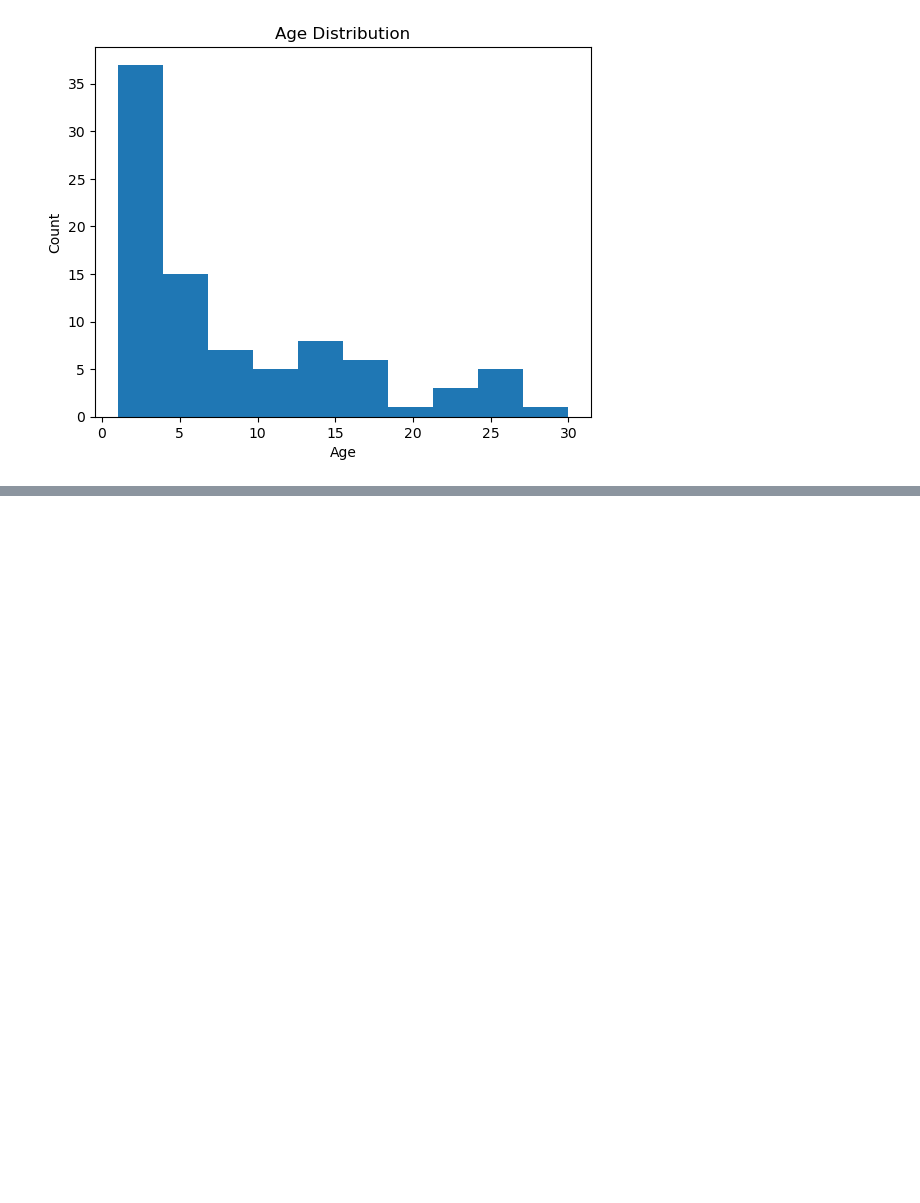
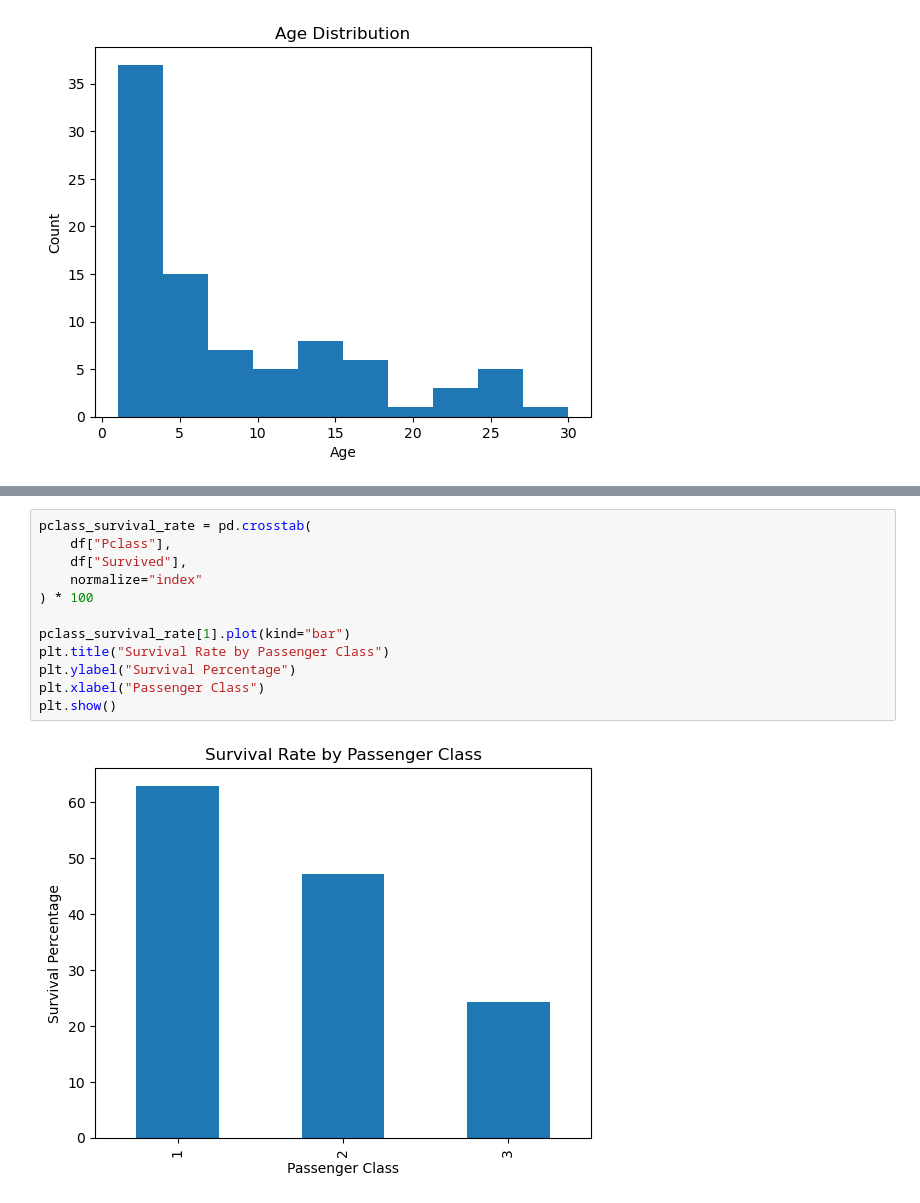
Before and after one commit to darshan-vgithub/DataSciencePractice_youtube, a Jupyter notebook: EDA/titanic_eda.ipynb, the cells around one changed output, grey strips where cells are left out. Drawn from its saved outputs; the diff is of its cells as text; blank space fills up the shorter version.

```diff
--- a/EDA/titanic_eda.ipynb
+++ b/EDA/titanic_eda.ipynb
@@ -163,0 +216,14 @@ df["Age"].value_counts().plot(kind="hist", title="Age Distribution", xlabel="Age
+# %%
+pclass_survival_rate = pd.crosstab(
+    df["Pclass"],
+    df["Survived"],
+    normalize="index"
+) * 100
+
+pclass_survival_rate[1].plot(kind="bar")
+plt.title("Survival Rate by Passenger Class")
+plt.ylabel("Survival Percentage")
+plt.xlabel("Passenger Class")
+plt.show()
+# %% [output]
+[figure, added]
```
Also changed, not shown: parts of 20 cells of this notebook.
